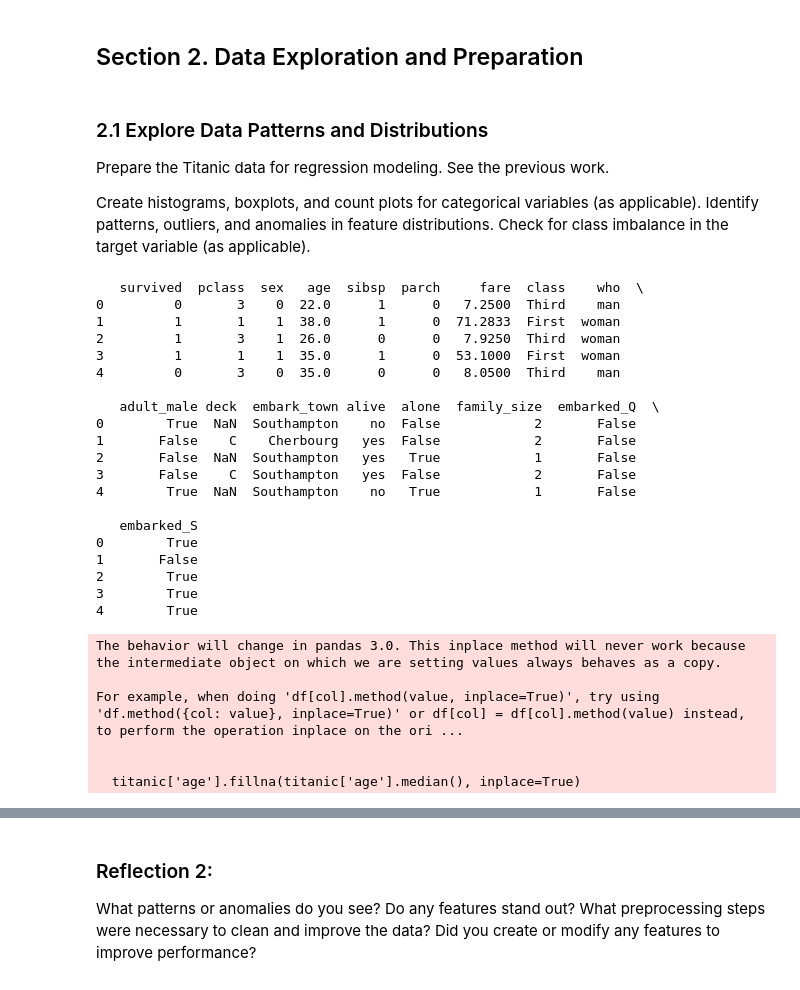
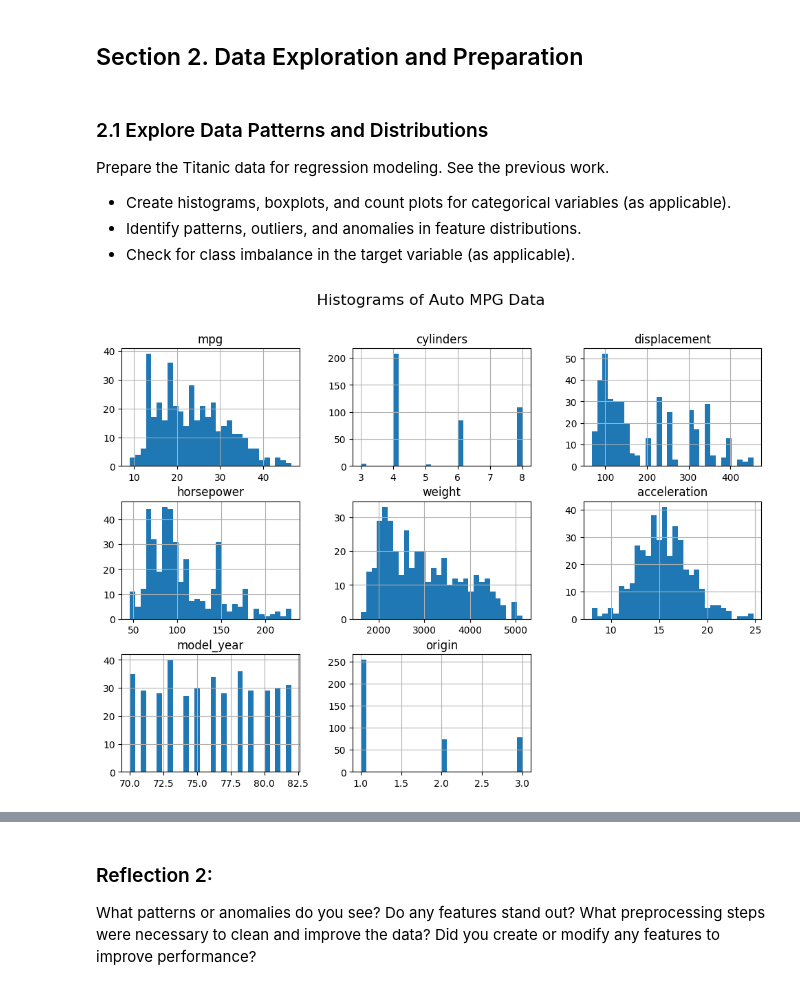
Before and after one commit to dfintel25/ml_regression_Fintel, a Jupyter notebook: lab04/regression_fintel.ipynb, the cells around one changed output, grey strips where cells are left out. Drawn from its saved outputs; the diff is of its cells as text; code cells hidden in the pictures.

```diff
--- a/lab04/regression_fintel.ipynb
+++ b/lab04/regression_fintel.ipynb
@@ -86,0 +46,10 @@ print(titanic.head(10))
+# %%
+# Load dataset
+columns = ["mpg", "cylinders", "displacement", "horsepower", "weight",
+           "acceleration", "model_year", "origin", "car_name"]
+
+#df = pd.read_csv("data/auto-mpg_data-original.csv", names=columns, sep=r'\s+', na_values='?')
+df = pd.read_csv("../data/auto-mpg_data-original.csv", names=columns, sep=r'\s+', na_values='?')
+
+# Display the first 10 rows
+print(df.head(10))
@@ -92,56 +105,13 @@ print(titanic.head(10))
 ### 2.1 Explore Data Patterns and Distributions
 Prepare the Titanic data for regression modeling. See the previous work.
 
-Create histograms, boxplots, and count plots for categorical variables (as applicable).
-Identify patterns, outliers, and anomalies in feature distributions.
-Check for class imbalance in the target variable (as applicable).
+- Create histograms, boxplots, and count plots for categorical variables (as applicable).
+- Identify patterns, outliers, and anomalies in feature distributions.
+- Check for class imbalance in the target variable (as applicable).
-# %%
-# 1. Impute missing 'Age' values using median
-titanic['age'].fillna(titanic['age'].median(), inplace=True)
-
-# 2. Drop rows with missing 'fare' (or impute if preferred)
-titanic.dropna(subset=['fare'], inplace=True)
-
-# Alternatively, you can impute fare instead of dropping:
-# titanic['fare'].fillna(titanic['fare'].median(), inplace=True)
-
-# 3. Create 'family_size' feature
-titanic['family_size'] = titanic['sibsp'] + titanic['parch'] + 1
-
-# 4. Optional: Convert categorical features to numeric
-
-# Convert 'sex' to binary
-titanic['sex'] = titanic['sex'].map({'male': 0, 'female': 1})
-
-# One-hot encode 'embarked' (drop_first avoids multicollinearity)
-titanic = pd.get_dummies(titanic, columns=['embarked'], drop_first=True)
-
-# Preview the cleaned data
-print(titanic.head())
-# %% [output]
-   survived  pclass  sex   age  sibsp  parch     fare  class    who  \
-0         0       3    0  22.0      1      0   7.2500  Third    man
-1         1       1    1  38.0      1      0  71.2833  First  woman
-2         1       3    1  26.0      0      0   7.9250  Third  woman
-3         1       1    1  35.0      1      0  53.1000  First  woman
-4         0       3    0  35.0      0      0   8.0500  Third    man
-
-   adult_male deck  embark_town alive  alone  family_size  embarked_Q  \
-0        True  NaN  Southampton    no  False            2       False
-1       False    C    Cherbourg   yes  False            2       False
-2       False  NaN  Southampton   yes   True            1       False
-3       False    C  Southampton   yes  False            2       False
-4        True  NaN  Southampton    no   True            1       False
-
-   embarked_S
-0        True
-1       False
-2        True
-3        True
-4        True
-The behavior will change in pandas 3.0. This inplace method will never work because the intermediate object on which we are setting values always behaves as a copy.
-
-For example, when doing 'df[col].method(value, inplace=True)', try using 'df.method({col: value}, inplace=True)' or df[col] = df[col].method(value) instead, to perform the operation inplace on the ori ...
-
-
-  titanic['age'].fillna(titanic['age'].median(), inplace=True)
+# %%
+# 1. Histograms
+df.hist(bins=30, figsize=(12, 8))
+plt.suptitle("Histograms of Auto MPG Data", fontsize=16)
+plt.show()
+# %% [output]
+[figure, added]
```
Also changed, not shown: parts of 45 cells of this notebook, 2 other files.
